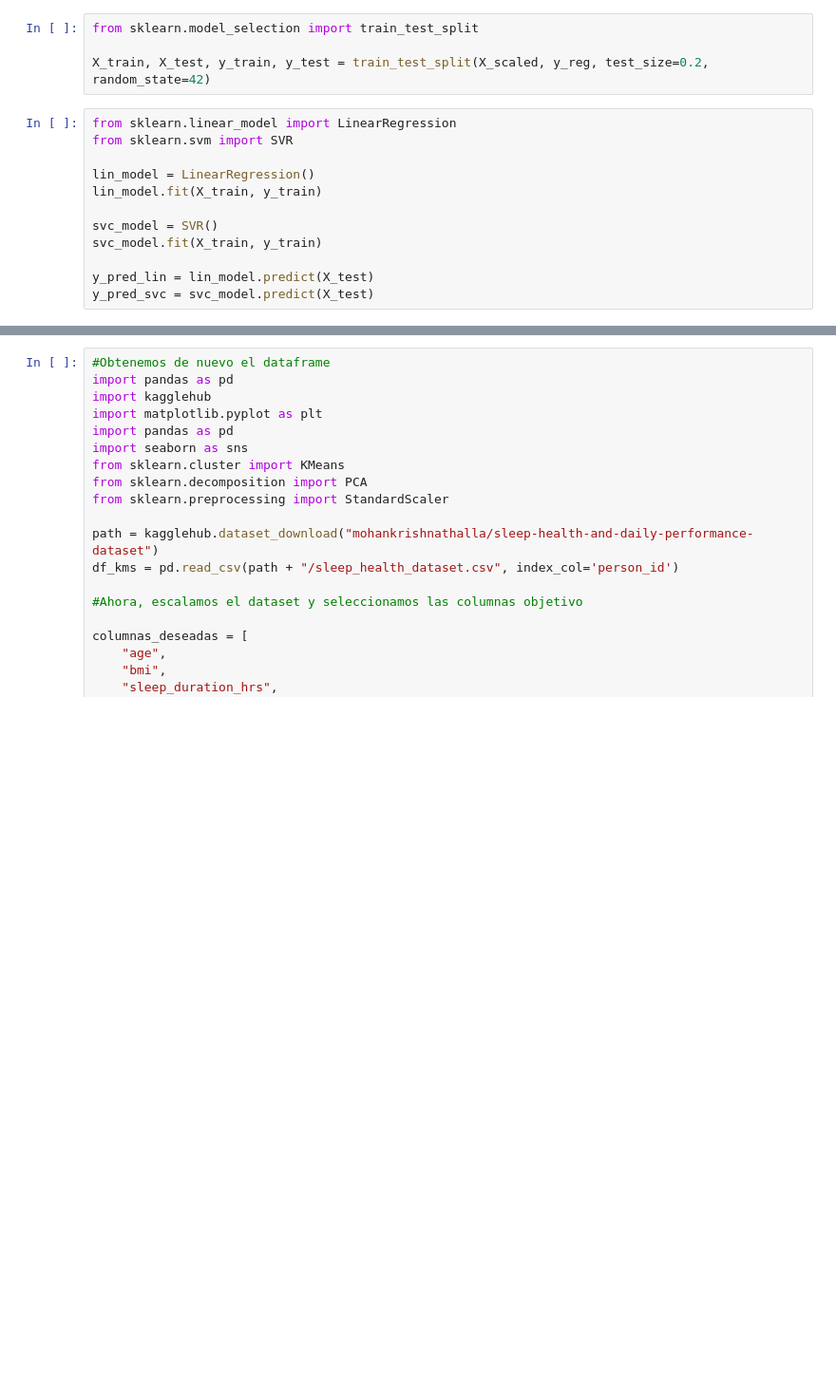
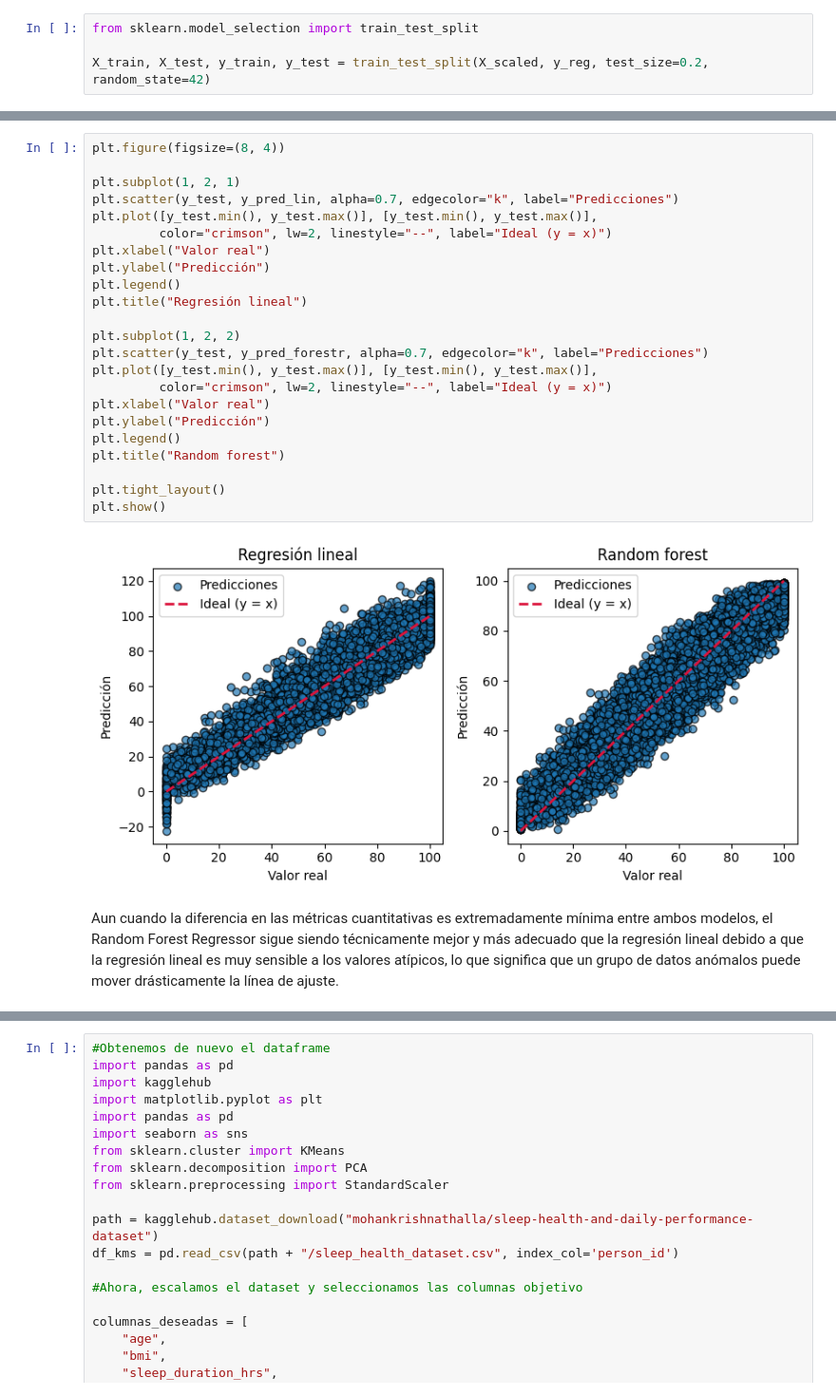
Before and after one commit to cinna-vk/iaa-pia, a Jupyter notebook: PIA_IAA.ipynb, the cells around one changed output, grey strips where cells are left out. Shown at 95% size. Cells and saved outputs as stored; diff of their text form; blank space fills up the shorter version.

```diff
--- a/PIA_IAA.ipynb
+++ b/PIA_IAA.ipynb
@@ -410,15 +413,3 @@ X_scaled = scaler.fit_transform(X)
 from sklearn.model_selection import train_test_split
 
 X_train, X_test, y_train, y_test = train_test_split(X_scaled, y_reg, test_size=0.2, random_state=42)
-# %%
-from sklearn.linear_model import LinearRegression
-from sklearn.svm import SVR
-
-lin_model = LinearRegression()
-lin_model.fit(X_train, y_train)
-
-svc_model = SVR()
-svc_model.fit(X_train, y_train)
-
-y_pred_lin = lin_model.predict(X_test)
-y_pred_svc = svc_model.predict(X_test)
@@ -447,0 +610,27 @@ plt.show()
+# %%
+plt.figure(figsize=(8, 4))
+
+plt.subplot(1, 2, 1)
+plt.scatter(y_test, y_pred_lin, alpha=0.7, edgecolor="k", label="Predicciones")
+plt.plot([y_test.min(), y_test.max()], [y_test.min(), y_test.max()],
+         color="crimson", lw=2, linestyle="--", label="Ideal (y = x)")
+plt.xlabel("Valor real")
+plt.ylabel("Predicción")
+plt.legend()
+plt.title("Regresión lineal")
+
+plt.subplot(1, 2, 2)
+plt.scatter(y_test, y_pred_forestr, alpha=0.7, edgecolor="k", label="Predicciones")
+plt.plot([y_test.min(), y_test.max()], [y_test.min(), y_test.max()],
+         color="crimson", lw=2, linestyle="--", label="Ideal (y = x)")
+plt.xlabel("Valor real")
+plt.ylabel("Predicción")
+plt.legend()
+plt.title("Random forest")
+
+plt.tight_layout()
+plt.show()
+# %% [output]
+[figure, added]
+# %% [markdown]
+Aun cuando la diferencia en las métricas cuantitativas es extremadamente mínima entre ambos modelos, el Random Forest Regressor sigue siendo técnicamente mejor y más adecuado que la regresión lineal debido a que la regresión lineal es muy sensible a los valores atípicos, lo que significa que un grupo de datos anómalos puede mover drásticamente la línea de ajuste.
```
Also changed, not shown: parts of 35 cells of this notebook.
